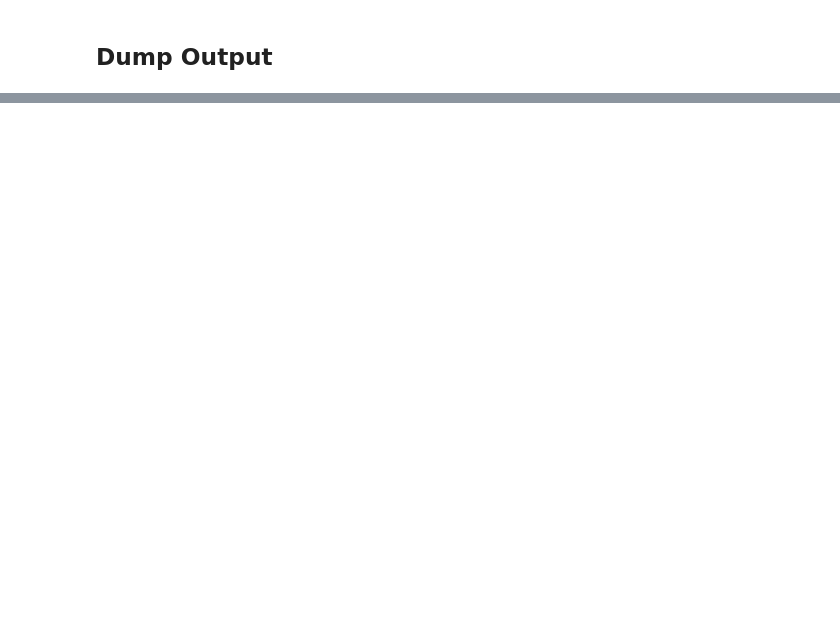
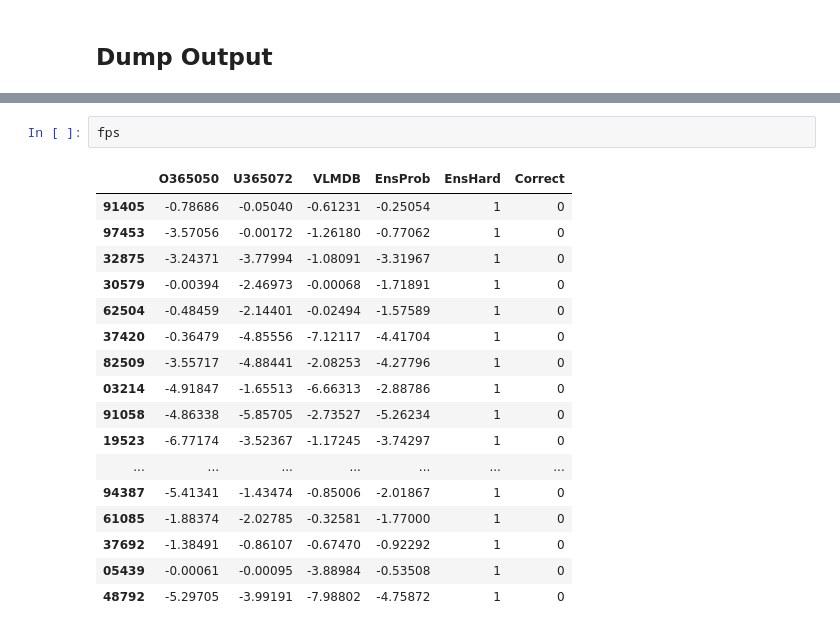
Before and after one commit to obarnard99/vilio, a Jupyter notebook: ens.ipynb, the cells around one changed output, grey strips where cells are left out. Drawn from its saved outputs; the diff is of its cells as text; blank space fills up the shorter version.

```diff
--- a/ens.ipynb
+++ b/ens.ipynb
@@ -219,0 +296,20 @@ acc
+# %%
+fps
+# %% [output]
+|  | O365050 | U365072 | VLMDB | EnsProb | EnsHard | Correct |
+| 91405 | -0.78686 | -0.05040 | -0.61231 | -0.25054 | 1 | 0 |
+| 97453 | -3.57056 | -0.00172 | -1.26180 | -0.77062 | 1 | 0 |
+| 32875 | -3.24371 | -3.77994 | -1.08091 | -3.31967 | 1 | 0 |
+| 30579 | -0.00394 | -2.46973 | -0.00068 | -1.71891 | 1 | 0 |
+| 62504 | -0.48459 | -2.14401 | -0.02494 | -1.57589 | 1 | 0 |
+| 37420 | -0.36479 | -4.85556 | -7.12117 | -4.41704 | 1 | 0 |
+| 82509 | -3.55717 | -4.88441 | -2.08253 | -4.27796 | 1 | 0 |
+| 03214 | -4.91847 | -1.65513 | -6.66313 | -2.88786 | 1 | 0 |
+| 91058 | -4.86338 | -5.85705 | -2.73527 | -5.26234 | 1 | 0 |
+| 19523 | -6.77174 | -3.52367 | -1.17245 | -3.74297 | 1 | 0 |
+| ... | ... | ... | ... | ... | ... | ... |
+| 94387 | -5.41341 | -1.43474 | -0.85006 | -2.01867 | 1 | 0 |
+| 61085 | -1.88374 | -2.02785 | -0.32581 | -1.77000 | 1 | 0 |
+| 37692 | -1.38491 | -0.86107 | -0.67470 | -0.92292 | 1 | 0 |
+| 05439 | -0.00061 | -0.00095 | -3.88984 | -0.53508 | 1 | 0 |
+| 48792 | -5.29705 | -3.99191 | -7.98802 | -4.75872 | 1 | 0 |
```
Also changed, not shown: parts of 14 cells of this notebook.
